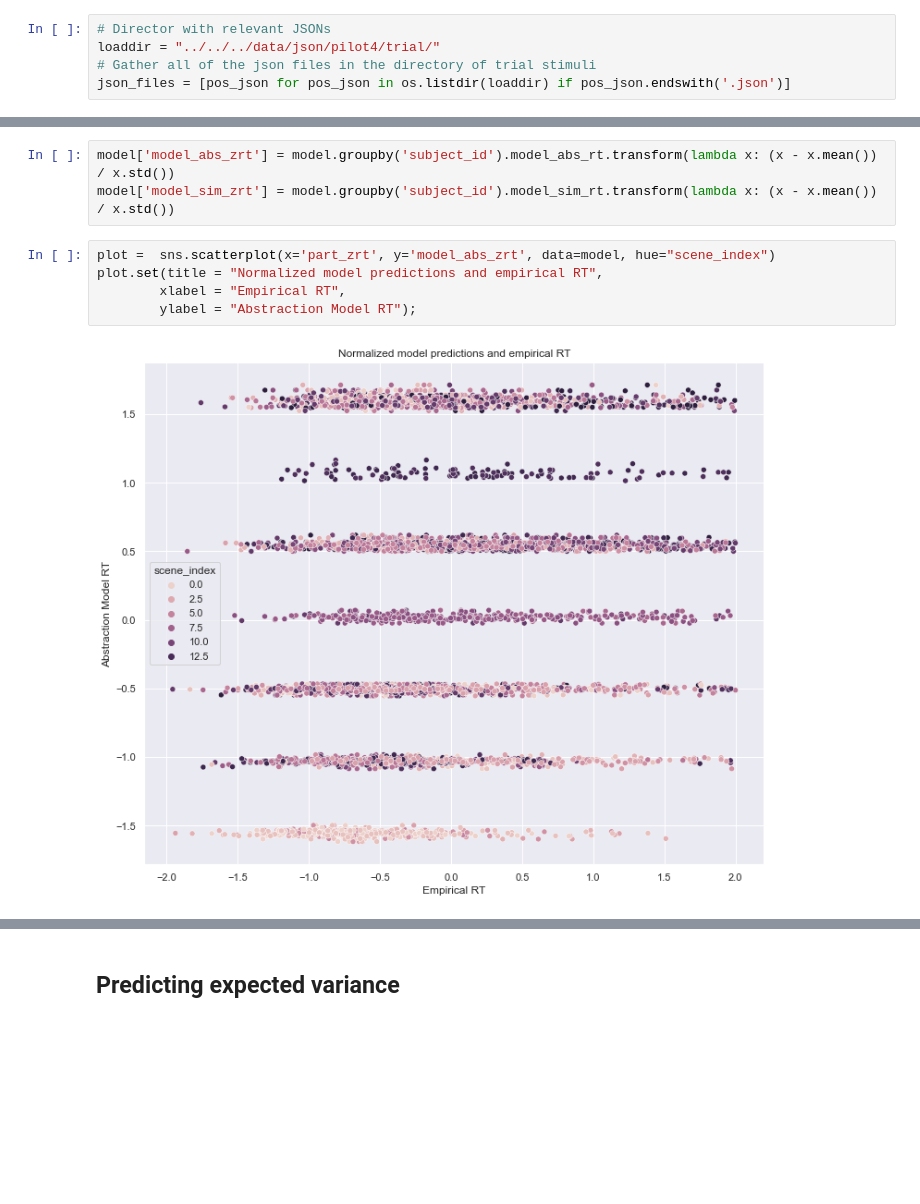
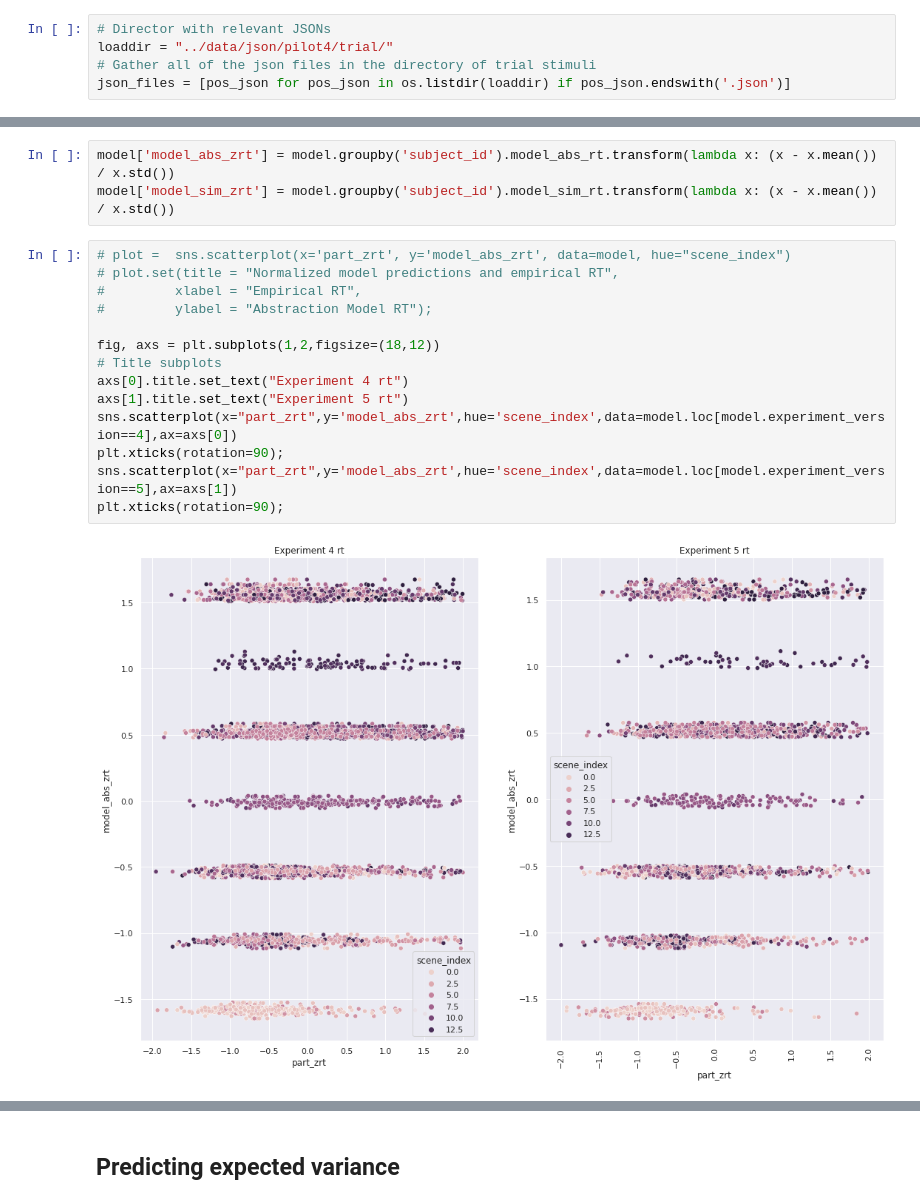
Before and after one commit to flxsosa/physics_abstraction, a Jupyter notebook: notebooks/analysis.ipynb, the cells around one changed output, grey strips where cells are left out. Drawn from its saved outputs; the diff is of its cells as text; blank space fills up the shorter version.

```diff
--- a/notebooks/analysis.ipynb
+++ b/notebooks/analysis.ipynb
@@ -322,7 +315,7 @@ model_parameters = (35, 200, 0.99)
 **Computing simulation times:** Here we're going through each of the scenarios given to participants and computing the expected simulation time for each scenario according to a full simulation model `model_sim` and an abstraction model `model_abs`. We store these results in our dataframe `model`.
 # %%
 # Director with relevant JSONs
-loaddir = "../../../data/json/pilot4/trial/"
+loaddir = "../data/json/pilot4/trial/"
 # Gather all of the json files in the directory of trial stimuli
 json_files = [pos_json for pos_json in os.listdir(loaddir) if pos_json.endswith('.json')]
 # %%
@@ -466,9 +459,18 @@ for file in json_files:
 model['model_abs_zrt'] = model.groupby('subject_id').model_abs_rt.transform(lambda x: (x - x.mean()) / x.std())
 model['model_sim_zrt'] = model.groupby('subject_id').model_sim_rt.transform(lambda x: (x - x.mean()) / x.std())
 # %%
-plot =  sns.scatterplot(x='part_zrt', y='model_abs_zrt', data=model, hue="scene_index")
-plot.set(title = "Normalized model predictions and empirical RT",
-        xlabel = "Empirical RT",
-        ylabel = "Abstraction Model RT");
+# plot =  sns.scatterplot(x='part_zrt', y='model_abs_zrt', data=model, hue="scene_index")
+# plot.set(title = "Normalized model predictions and empirical RT",
+#         xlabel = "Empirical RT",
+#         ylabel = "Abstraction Model RT");
+
+fig, axs = plt.subplots(1,2,figsize=(18,12))
+# Title subplots
+axs[0].title.set_text("Experiment 4 rt")
+axs[1].title.set_text("Experiment 5 rt")
+sns.scatterplot(x="part_zrt",y='model_abs_zrt',hue='scene_index',data=model.loc[model.experiment_version==4],ax=axs[0])
+plt.xticks(rotation=90);
+sns.scatterplot(x="part_zrt",y='model_abs_zrt',hue='scene_index',data=model.loc[model.experiment_version==5],ax=axs[1])
+plt.xticks(rotation=90);
 # %% [output]
-[figure, old version]
+[figure, new version]
```
Also changed, not shown: parts of 13 cells of this notebook.
